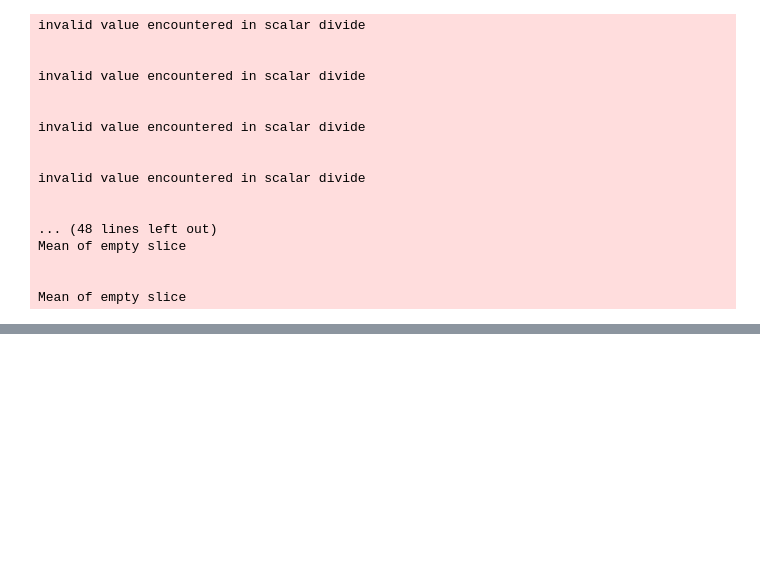
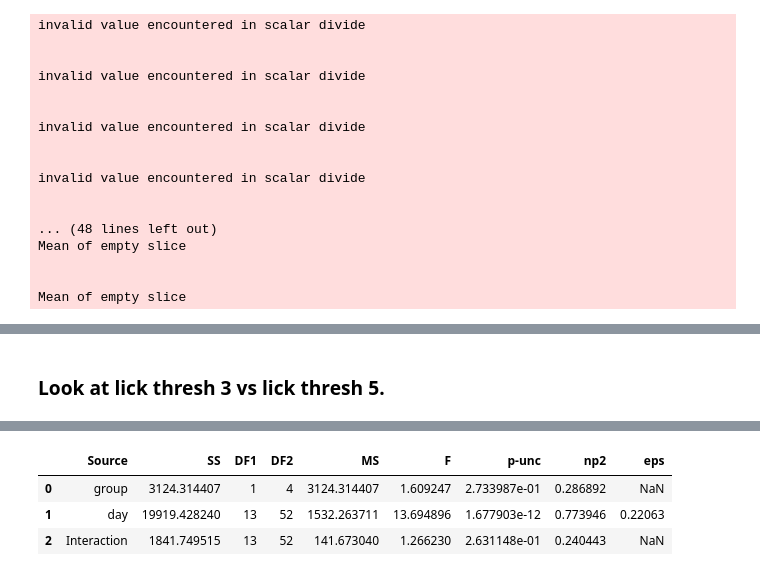
Before and after one commit to austinbaggetta/MultiCon_Analysis, a Jupyter notebook: MultiCon_Behavior/MultiCon_Pilot2/behavior_analysis.ipynb, the cells around one changed output, grey strips where cells are left out. Drawn from its saved outputs; the diff is of its cells as text; code cells hidden in the pictures; blank space fills up the shorter version.

Commit message:
Added plot looking at lick accuracy for 3 and 5th lick

```diff
--- a/MultiCon_Behavior/MultiCon_Pilot2/behavior_analysis.ipynb
+++ b/MultiCon_Behavior/MultiCon_Pilot2/behavior_analysis.ipynb
@@ -399,3 +399,40 @@ else:
     fig.write_image(pjoin(fig_path, 'lick_acc_across_groups.png'))
 # %% [output]
 [interactive output not drawn]
+# %% [markdown]
+### Look at lick thresh 3 vs lick thresh 5.
+# %%
+circletrack_results = {'mouse': [], 'day': [], 'group': [], 'session': [], 'lick_accuracy': [], 'rewards': []}
+for mouse in os.listdir(circle_path):
+    mouse_path = pjoin(circle_path, mouse)
+    group = 'thresh3_twoport' if mouse in two_ports and mouse not in thresh_five else 'thresh5_twoport' if mouse in two_ports and mouse in thresh_five else 'thresh3_oneport' if mouse not in two_ports and mouse not in thresh_five else 'thresh5_oneport'
+    if (group == 'thresh3_oneport') | (group == 'thresh5_oneport'):
+          pass
+    else:
+        for idx, session in enumerate(os.listdir(mouse_path)):
+                behav = pd.read_feather(pjoin(mouse_path, f'{session}'))
+                behav_data = behav[~behav['probe']]
+                reward_one, reward_two = np.unique(behav['reward_one'])[0], np.unique(behav['reward_two'])[0]
+                if group == 'thresh3_twoport':
+                    thresh = 3
+                elif group == 'thresh5_twoport':
+                    thresh = 5
+                session_pc = ctb.lick_accuracy(behav, port_one=reward_one, port_two=reward_two, lick_threshold=5, by_trials=False)
+                circletrack_results['mouse'].append(mouse)
+                circletrack_results['day'].append(idx+1)
+                circletrack_results['group'].append(group)
+                circletrack_results['session'].append(np.unique(behav['session'])[0])
+                circletrack_results['lick_accuracy'].append(session_pc)
+                circletrack_results['rewards'].append(np.sum(behav_data['water']))
+ct_df = pd.DataFrame(circletrack_results)
+# %%
+## Plot lick accuracy across days for thresh3 or thresh5
+fig = pf.plot_behavior_across_days(ct_df, x_var='day', y_var='lick_accuracy', groupby_var=['day', 'group'], plot_transitions=[6.5, 12.5],
+                                   marker_color=two_color_plots, avg_color='darkgrey', expert_line=True, chance=True,
+                                   transition_color=['darkgrey', 'darkgrey'], plot_datapoints=False,
+                                   x_title='Day', y_title='Lick Accuracy', titles=['Circle Track'], height=500, width=600)
+fig.update_yaxes(range=[0, 100], dtick=25)
+fig.show()
+fig.write_image(pjoin(fig_path, 'lick_accuracy.png'))
+ct_df.mixed_anova(dv='lick_accuracy', within='day', subject='mouse', between='group')
+# %% [output]
@@ -401,0 +440,4 @@ else:
+|  | Source | SS | DF1 | DF2 | MS | F | p-unc | np2 | eps |
+| 0 | group | 3124.314407 | 1 | 4 | 3124.314407 | 1.609247 | 2.733987e-01 | 0.286892 | NaN |
+| 1 | day | 19919.428240 | 13 | 52 | 1532.263711 | 13.694896 | 1.677903e-12 | 0.773946 | 0.22063 |
+| 2 | Interaction | 1841.749515 | 13 | 52 | 141.673040 | 1.266230 | 2.631148e-01 | 0.240443 | NaN |
```
Also changed, not shown: parts of 1 cell of this notebook.
